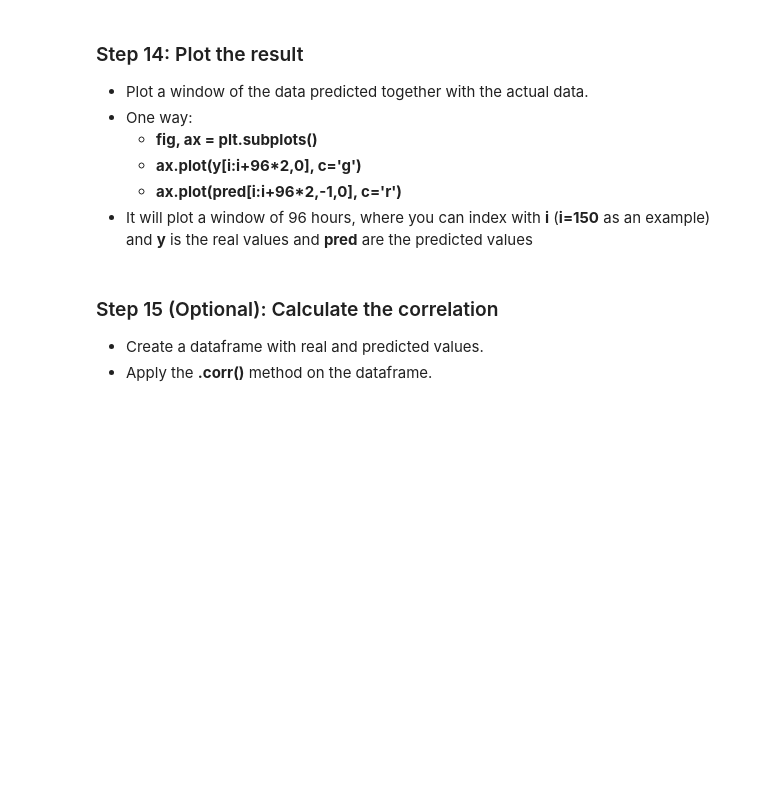
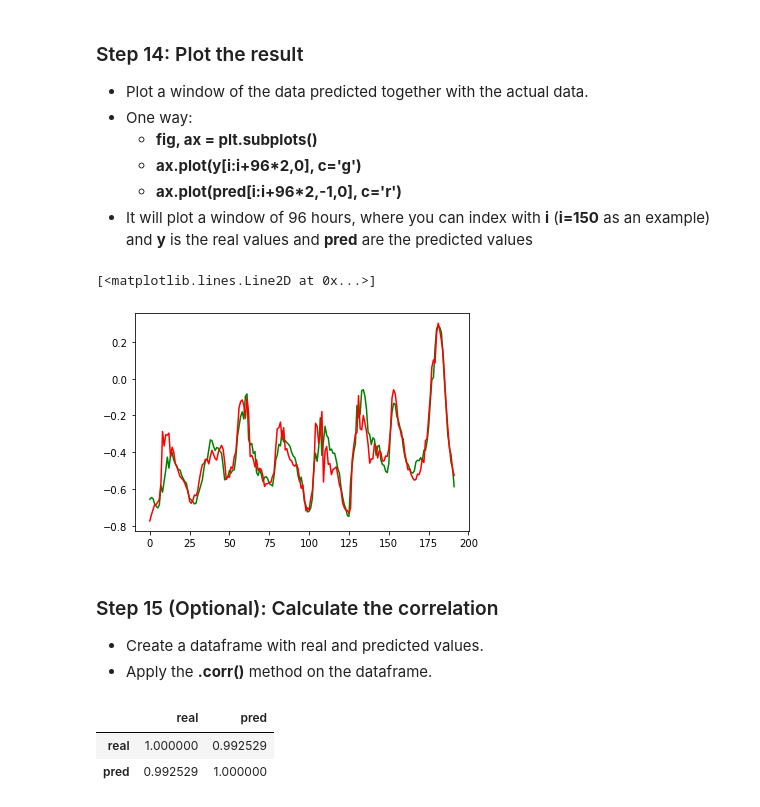
Before and after one commit to 6894556/MachineLearingWithPython, a Jupyter notebook: starter/10 - Project - Recurrent Neural Network.ipynb, the cells around one changed output. Saved outputs shown, nothing was run; the diff lists cells and outputs as text; code cells hidden in the pictures; blank space fills up the shorter version.

Commit message:
temperature prediction by LSTM in tensorflow

```diff
--- a/starter/10 - Project - Recurrent Neural Network.ipynb
+++ b/starter/10 - Project - Recurrent Neural Network.ipynb
@@ -182,6 +232,10 @@ Your model doesn't "see" your validation set and isn't in any way trained on it,
     - **model = models.Sequential()**
     - **model.add(layers.LSTM(32, return_sequences=True, input_shape=train_ds[0].shape[1:]))**
     - **model.add(layers.Dense(units=1))**
+# %%
+model = models.Sequential()
+model.add(layers.LSTM(32, return_sequences=True, input_shape=train_ds[0].shape[1:]))
+model.add(layers.Dense(units=1))
 # %% [markdown]
 ### Step 12: Train model
 - Compile and fit the model
@@ -189,3 +243,6 @@ Your model doesn't "see" your validation set and isn't in any way trained on it,
     - **model.compile(optimizer='adam', loss='mean_squared_error', metrics=['accuracy'])**
 - Fit the model as follows
     - **model.fit(x=train_ds[0], y=train_ds[1], validation_data=(val_ds[0], val_ds[1]), epochs=5)**
+# %%
+model.compile(optimizer='adam', loss='mean_squared_error', metrics=['accuracy'])
+model.fit(x=train_ds[0], y=train_ds[1], validation_data=(val_ds[0], val_ds[1]), epochs=5)
@@ -193,3 +262,7 @@ Your model doesn't "see" your validation set and isn't in any way trained on it,
 ### Step 13: Predict data
 - Apply the model on the test data
     - HINT: Use **model.predict(x)**, where **x** is assigned to the test data.
+# %%
+x, y = test_ds
+# %%
+y_pred = model.predict(x)
@@ -201,7 +281,29 @@ Your model doesn't "see" your validation set and isn't in any way trained on it,
     - **ax.plot(y[i:i+96*2,0], c='g')**
     - **ax.plot(pred[i:i+96*2,-1,0], c='r')**
 - It will plot a window of 96 hours, where you can index with **i** (**i=150** as an example) and **y** is the real values and **pred** are the predicted values
+# %%
+fig, ax = plt.subplots()
+
+i = 150
+
+# red : predicted
+# green : real data
+
+ax.plot(y[i:i+96*2,0], c='g')
+ax.plot(y_pred[i:i+96*2,-1,0], c='r')
+# %% [output]
+[<matplotlib.lines.Line2D at 0x...>]
+[figure, added]
 # %% [markdown]
 ### Step 15 (Optional): Calculate the correlation
 - Create a dataframe with real and predicted values.
 - Apply the **.corr()** method on the dataframe.
+# %%
+df_c = pd.DataFrame({'real':y[:,0], 'pred':y_pred[:,-1,0]})
+
+#  the real value is highly correlated with the predicted value.
+df_c.corr()
+# %% [output]
+|  | real | pred |
+| real | 1.000000 | 0.992529 |
+| pred | 0.992529 | 1.000000 |
```
Also changed, not shown: parts of 14 cells of this notebook.
